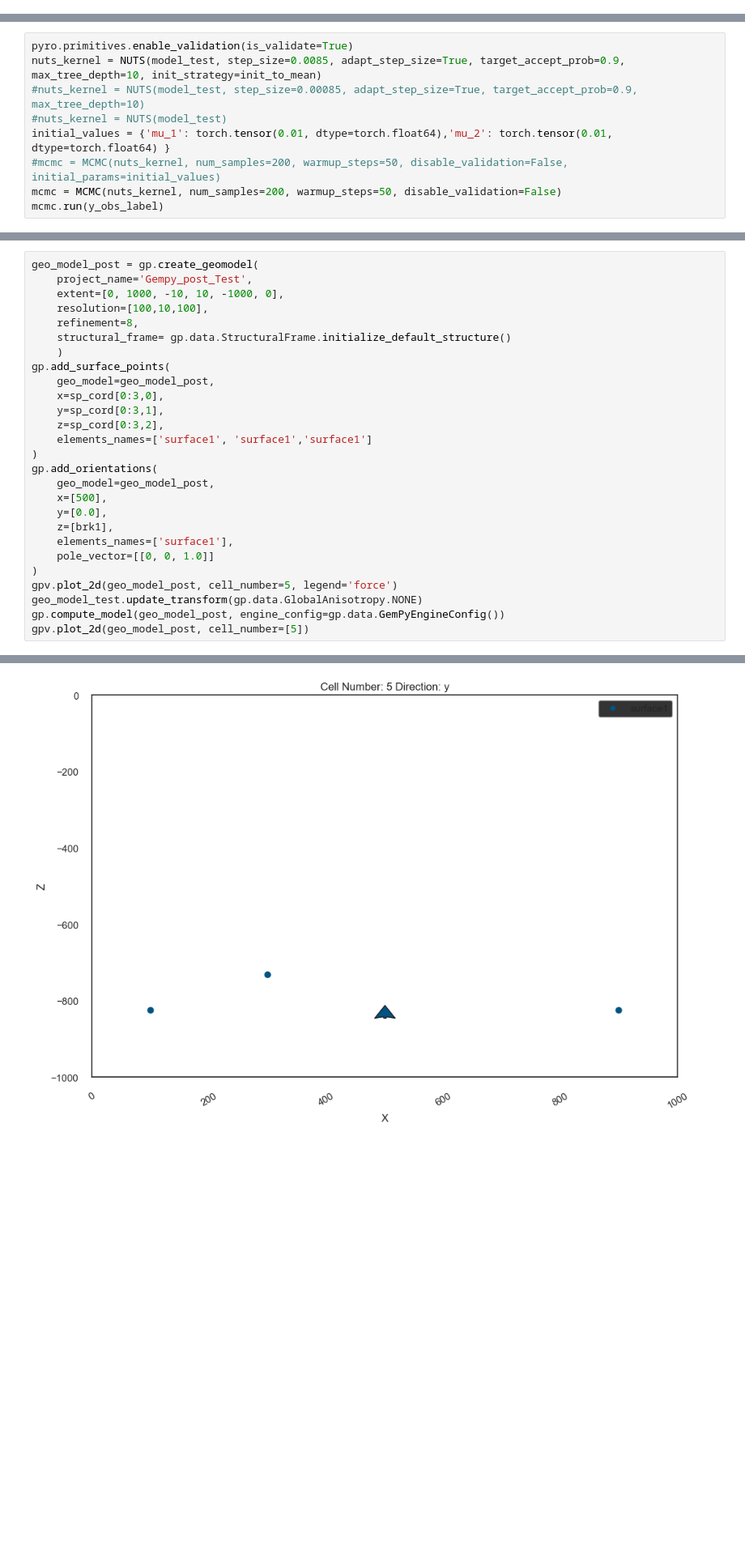
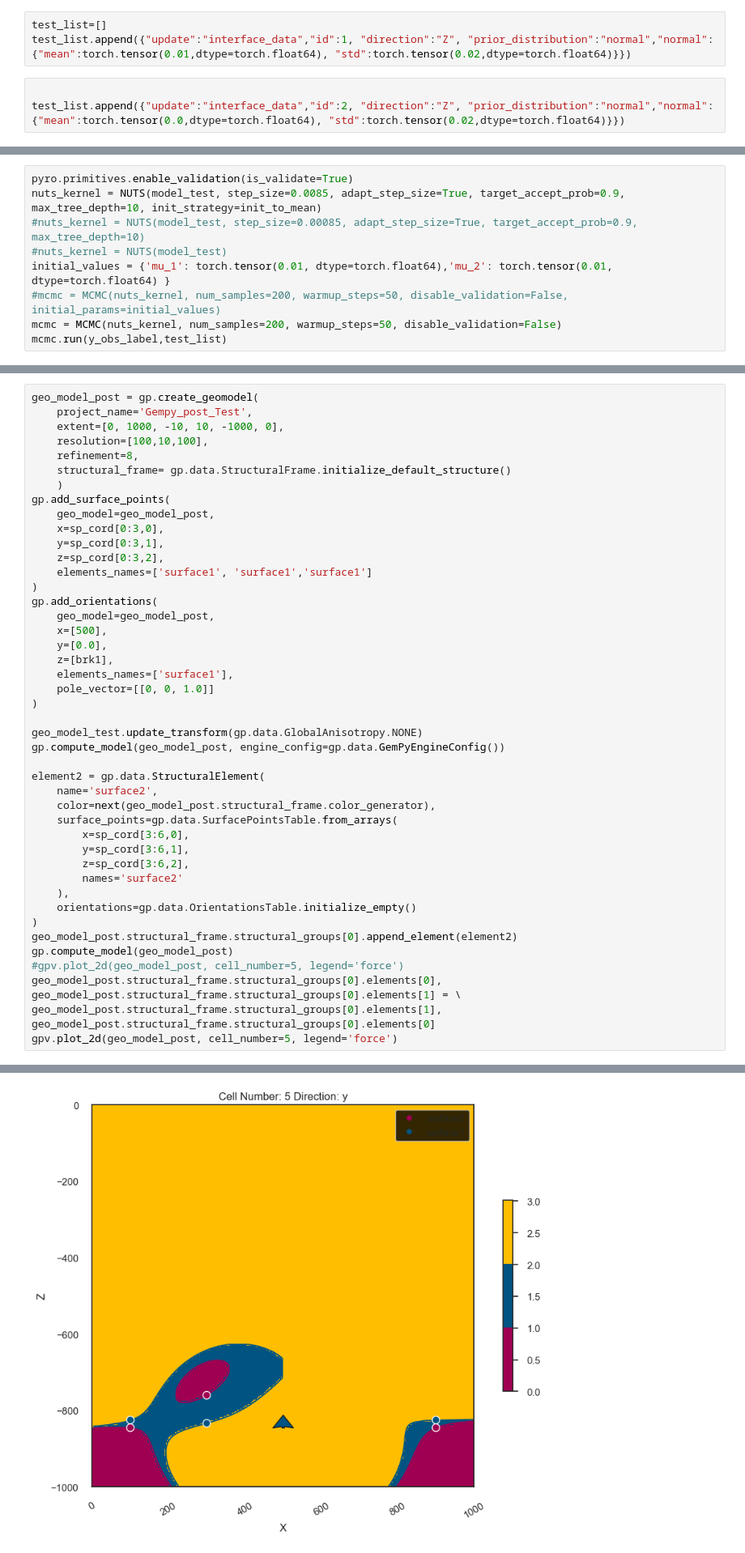
Before and after one commit to Deepprakash222/Gempy3_hyper_spectral, a Jupyter notebook: gempy3_first_model_generative.ipynb, the cells around one changed output, grey strips where cells are left out. Shown at 81% size. Drawn from its saved outputs; the diff is of its cells as text; blank space fills up the shorter version.

```diff
--- a/gempy3_first_model_generative.ipynb
+++ b/gempy3_first_model_generative.ipynb
@@ -526,0 +385,6 @@ Condition number: 29370.516404166847.
+# %%
+test_list=[]
+test_list.append({"update":"interface_data","id":1, "direction":"Z", "prior_distribution":"normal","normal":{"mean":torch.tensor(0.01,dtype=torch.float64), "std":torch.tensor(0.02,dtype=torch.float64)}})
+# %%
+
+test_list.append({"update":"interface_data","id":2, "direction":"Z", "prior_distribution":"normal","normal":{"mean":torch.tensor(0.0,dtype=torch.float64), "std":torch.tensor(0.02,dtype=torch.float64)}})
@@ -601,5 +570,5 @@ nuts_kernel = NUTS(model_test, step_size=0.0085, adapt_step_size=True, target_ac
 initial_values = {'mu_1': torch.tensor(0.01, dtype=torch.float64),'mu_2': torch.tensor(0.01, dtype=torch.float64) }
 #mcmc = MCMC(nuts_kernel, num_samples=200, warmup_steps=50, disable_validation=False, initial_params=initial_values)
 mcmc = MCMC(nuts_kernel, num_samples=200, warmup_steps=50, disable_validation=False)
-mcmc.run(y_obs_label)
+mcmc.run(y_obs_label,test_list)
 # %% [output]
@@ -1010,9 +976,26 @@ gp.add_orientations(
     elements_names=['surface1'],
     pole_vector=[[0, 0, 1.0]]
 )
-gpv.plot_2d(geo_model_post, cell_number=5, legend='force')
+
 geo_model_test.update_transform(gp.data.GlobalAnisotropy.NONE)
 gp.compute_model(geo_model_post, engine_config=gp.data.GemPyEngineConfig())
-gpv.plot_2d(geo_model_post, cell_number=[5])
+
+element2 = gp.data.StructuralElement(
+    name='surface2',
+    color=next(geo_model_post.structural_frame.color_generator),
+    surface_points=gp.data.SurfacePointsTable.from_arrays(
+        x=sp_cord[3:6,0],
+        y=sp_cord[3:6,1],
+        z=sp_cord[3:6,2],
+        names='surface2'
+    ),
+    orientations=gp.data.OrientationsTable.initialize_empty()
+)
+geo_model_post.structural_frame.structural_groups[0].append_element(element2)
+gp.compute_model(geo_model_post)
+#gpv.plot_2d(geo_model_post, cell_number=5, legend='force')
+geo_model_post.structural_frame.structural_groups[0].elements[0], geo_model_post.structural_frame.structural_groups[0].elements[1] = \
+geo_model_post.structural_frame.structural_groups[0].elements[1], geo_model_post.structural_frame.structural_groups[0].elements[0]
+gpv.plot_2d(geo_model_post, cell_number=5, legend='force')
 # %% [output]
 Setting Backend To: AvailableBackends.numpy
@@ -1020 +1004 @@ Setting Backend To: AvailableBackends.numpy
-[figure, old version]
+[figure, new version]
```
Also changed, not shown: parts of 38 cells of this notebook.
